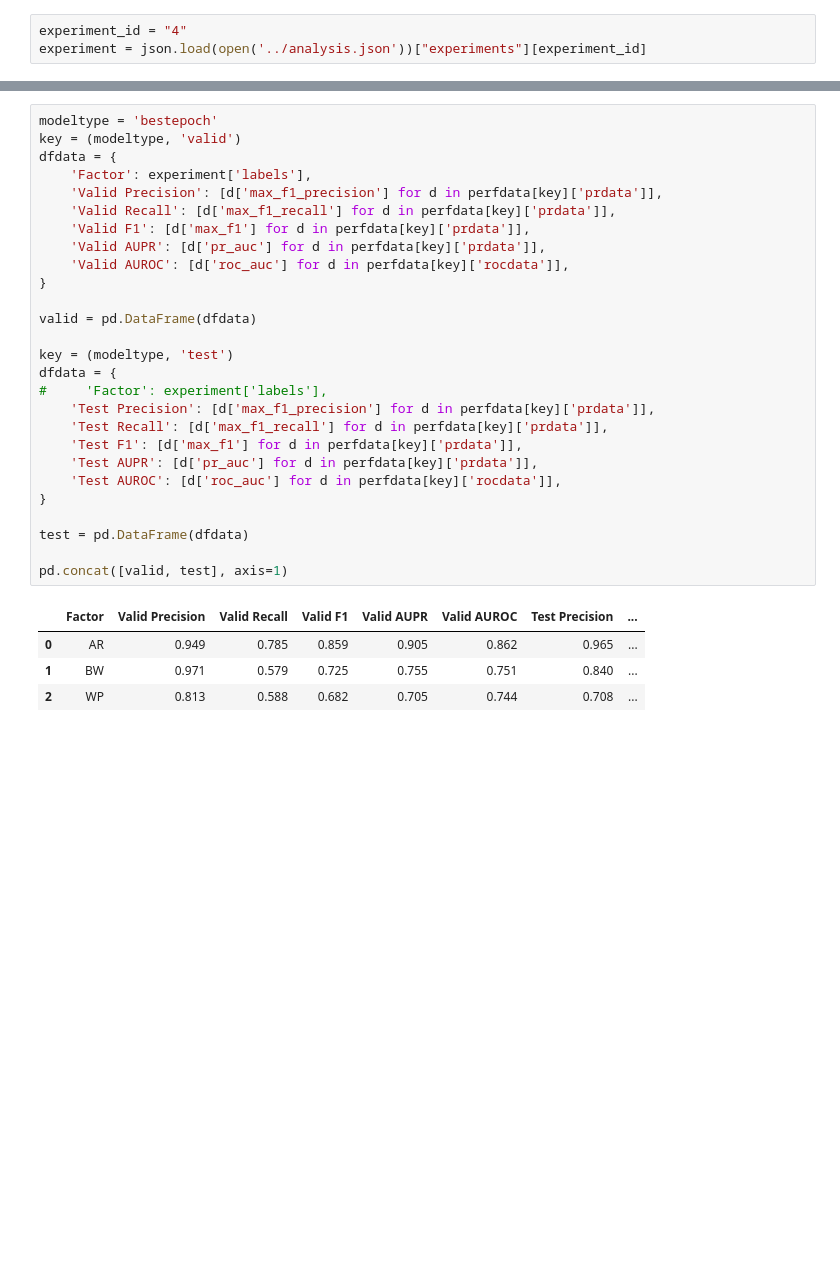
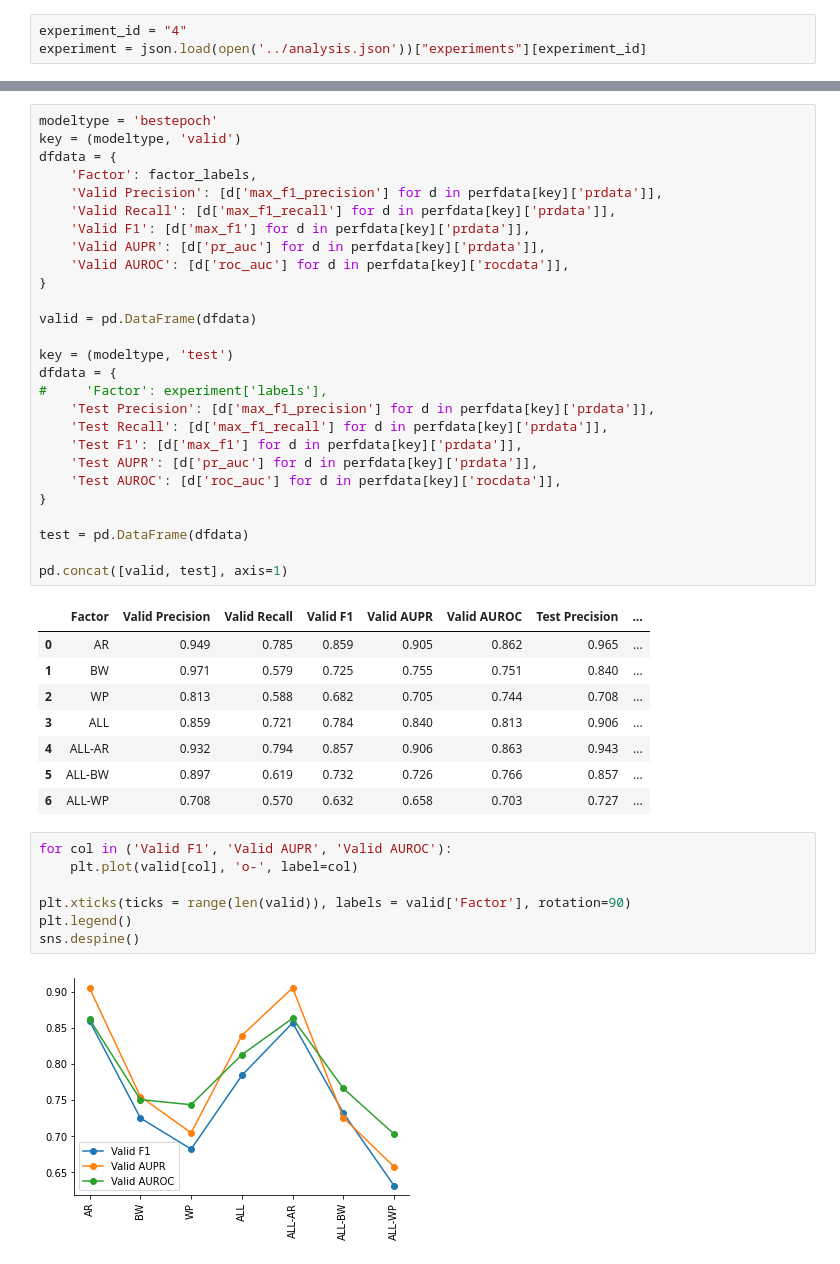
Before and after one commit to tatonetti-lab/onsides, a Jupyter notebook: notebooks/Experiment 4-Compare performance across AR, BW, and WP sections.ipynb, the cells around one changed output, grey strips where cells are left out. Cells and saved outputs as stored; diff of their text form; blank space fills up the shorter version.

```diff
--- a/notebooks/Experiment 4-Compare performance across AR, BW, and WP sections.ipynb
+++ b/notebooks/Experiment 4-Compare performance across AR, BW, and WP sections.ipynb
@@ -97,7 +123,7 @@ for modeltype in ('final', 'bestepoch'):
 modeltype = 'bestepoch'
 key = (modeltype, 'valid')
 dfdata = {
-    'Factor': experiment['labels'],
+    'Factor': factor_labels,
     'Valid Precision': [d['max_f1_precision'] for d in perfdata[key]['prdata']],
     'Valid Recall': [d['max_f1_recall'] for d in perfdata[key]['prdata']],
     'Valid F1': [d['max_f1'] for d in perfdata[key]['prdata']],
@@ -125,6 +151,19 @@ pd.concat([valid, test], axis=1)
 | 0 | AR | 0.949 | 0.785 | 0.859 | 0.905 | 0.862 | 0.965 | ... |
 | 1 | BW | 0.971 | 0.579 | 0.725 | 0.755 | 0.751 | 0.840 | ... |
 | 2 | WP | 0.813 | 0.588 | 0.682 | 0.705 | 0.744 | 0.708 | ... |
+| 3 | ALL | 0.859 | 0.721 | 0.784 | 0.840 | 0.813 | 0.906 | ... |
+| 4 | ALL-AR | 0.932 | 0.794 | 0.857 | 0.906 | 0.863 | 0.943 | ... |
+| 5 | ALL-BW | 0.897 | 0.619 | 0.732 | 0.726 | 0.766 | 0.857 | ... |
+| 6 | ALL-WP | 0.708 | 0.570 | 0.632 | 0.658 | 0.703 | 0.727 | ... |
+# %%
+for col in ('Valid F1', 'Valid AUPR', 'Valid AUROC'):
+    plt.plot(valid[col], 'o-', label=col)
+
+plt.xticks(ticks = range(len(valid)), labels = valid['Factor'], rotation=90)
+plt.legend()
+sns.despine()
+# %% [output]
+[figure, added]
 # %%
 modeltype = 'final'
 key = (modeltype, 'valid')
```
Also changed, not shown: parts of 5 cells of this notebook, 9 other files.
